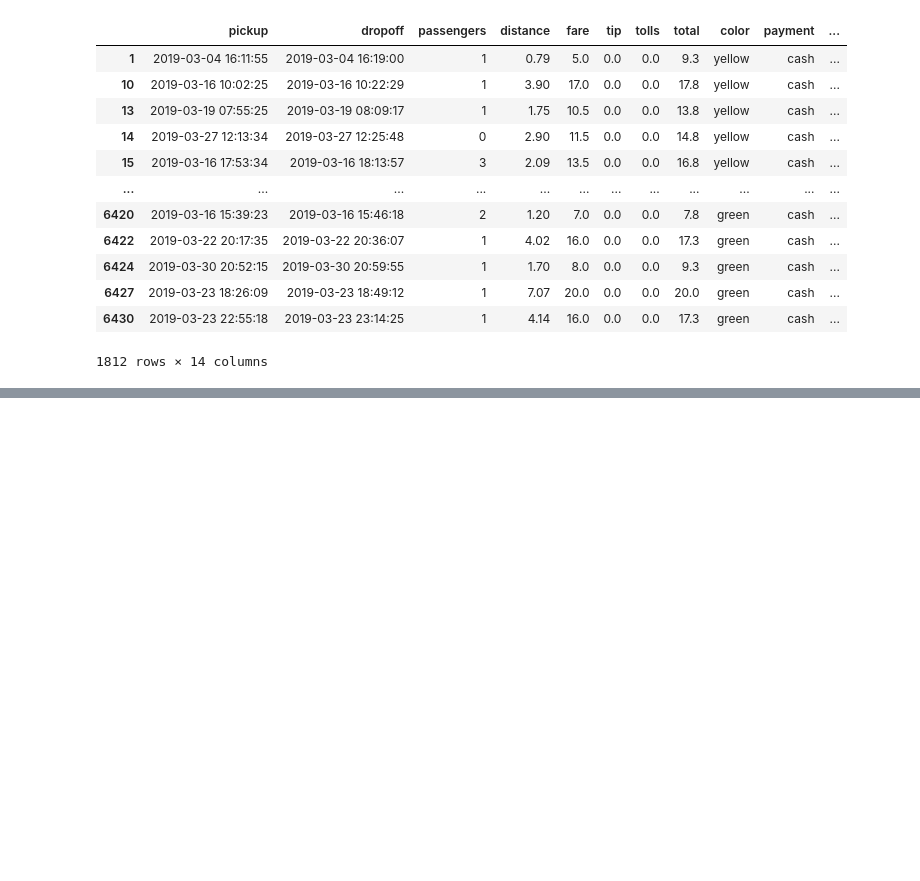
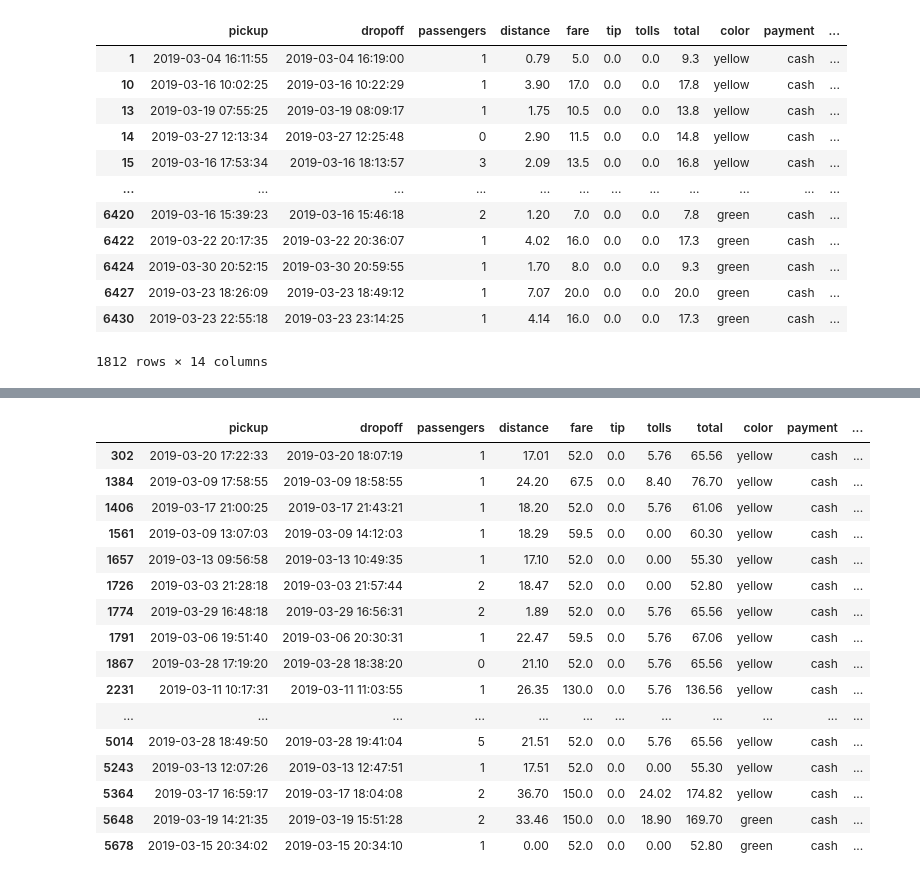
Before and after one commit to Prashanth-557/ML-Training, a Jupyter notebook: Day12.ipynb, the cells around one changed output, grey strips where cells are left out. Saved outputs shown, nothing was run; the diff lists cells and outputs as text; code cells hidden in the pictures; blank space fills up the shorter version.

```diff
--- a/Day12.ipynb
+++ b/Day12.ipynb
@@ -408,0 +442,20 @@ df[df['payment']=='cash']
+# %%
+df[(df['payment']=='cash')&(df['total']>50)]
+# %% [output]
+|  | pickup | dropoff | passengers | distance | fare | tip | tolls | total | color | payment | ... |
+| 302 | 2019-03-20 17:22:33 | 2019-03-20 18:07:19 | 1 | 17.01 | 52.0 | 0.0 | 5.76 | 65.56 | yellow | cash | ... |
+| 1384 | 2019-03-09 17:58:55 | 2019-03-09 18:58:55 | 1 | 24.20 | 67.5 | 0.0 | 8.40 | 76.70 | yellow | cash | ... |
+| 1406 | 2019-03-17 21:00:25 | 2019-03-17 21:43:21 | 1 | 18.20 | 52.0 | 0.0 | 5.76 | 61.06 | yellow | cash | ... |
+| 1561 | 2019-03-09 13:07:03 | 2019-03-09 14:12:03 | 1 | 18.29 | 59.5 | 0.0 | 0.00 | 60.30 | yellow | cash | ... |
+| 1657 | 2019-03-13 09:56:58 | 2019-03-13 10:49:35 | 1 | 17.10 | 52.0 | 0.0 | 0.00 | 55.30 | yellow | cash | ... |
+| 1726 | 2019-03-03 21:28:18 | 2019-03-03 21:57:44 | 2 | 18.47 | 52.0 | 0.0 | 0.00 | 52.80 | yellow | cash | ... |
+| 1774 | 2019-03-29 16:48:18 | 2019-03-29 16:56:31 | 2 | 1.89 | 52.0 | 0.0 | 5.76 | 65.56 | yellow | cash | ... |
+| 1791 | 2019-03-06 19:51:40 | 2019-03-06 20:30:31 | 1 | 22.47 | 59.5 | 0.0 | 5.76 | 67.06 | yellow | cash | ... |
+| 1867 | 2019-03-28 17:19:20 | 2019-03-28 18:38:20 | 0 | 21.10 | 52.0 | 0.0 | 5.76 | 65.56 | yellow | cash | ... |
+| 2231 | 2019-03-11 10:17:31 | 2019-03-11 11:03:55 | 1 | 26.35 | 130.0 | 0.0 | 5.76 | 136.56 | yellow | cash | ... |
+| ... | ... | ... | ... | ... | ... | ... | ... | ... | ... | ... | ... |
+| 5014 | 2019-03-28 18:49:50 | 2019-03-28 19:41:04 | 5 | 21.51 | 52.0 | 0.0 | 5.76 | 65.56 | yellow | cash | ... |
+| 5243 | 2019-03-13 12:07:26 | 2019-03-13 12:47:51 | 1 | 17.51 | 52.0 | 0.0 | 0.00 | 55.30 | yellow | cash | ... |
+| 5364 | 2019-03-17 16:59:17 | 2019-03-17 18:04:08 | 2 | 36.70 | 150.0 | 0.0 | 24.02 | 174.82 | yellow | cash | ... |
+| 5648 | 2019-03-19 14:21:35 | 2019-03-19 15:51:28 | 2 | 33.46 | 150.0 | 0.0 | 18.90 | 169.70 | green | cash | ... |
+| 5678 | 2019-03-15 20:34:02 | 2019-03-15 20:34:10 | 1 | 0.00 | 52.0 | 0.0 | 0.00 | 52.80 | green | cash | ... |
```
Also changed, not shown: parts of 3 cells of this notebook.
